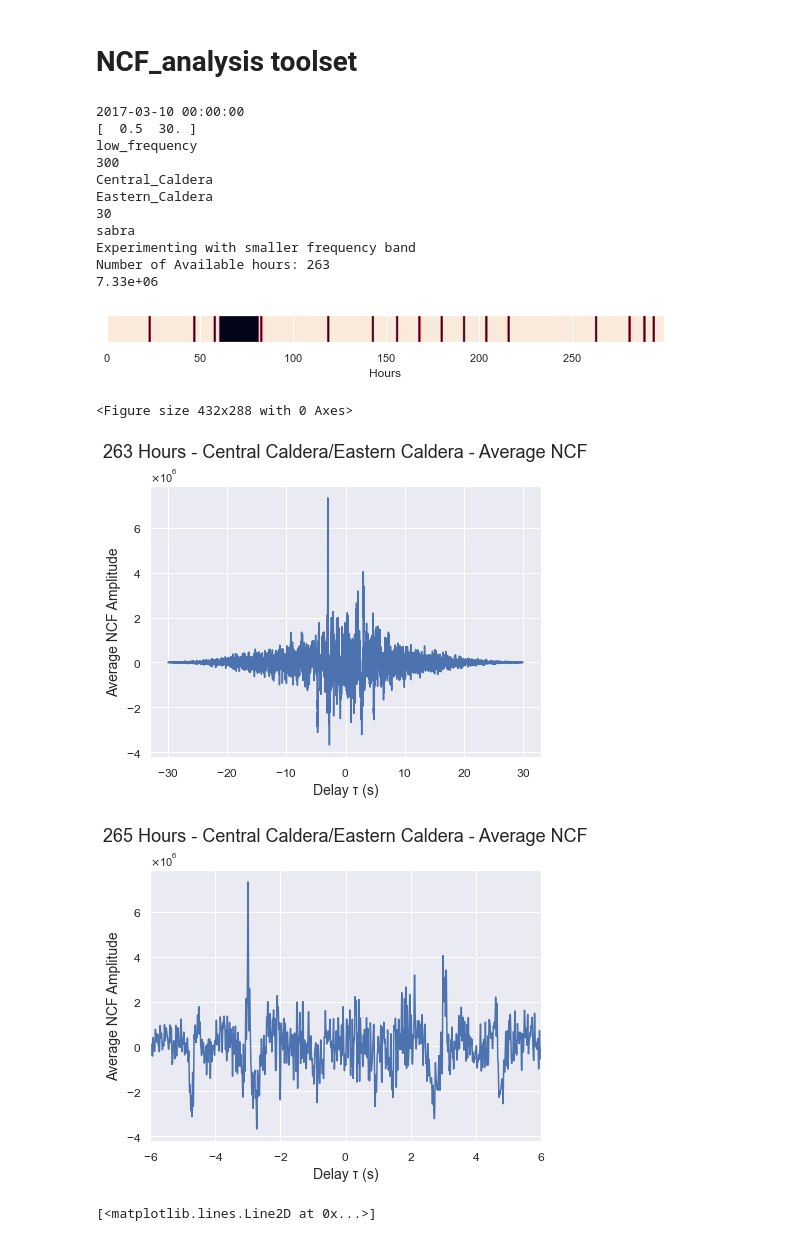
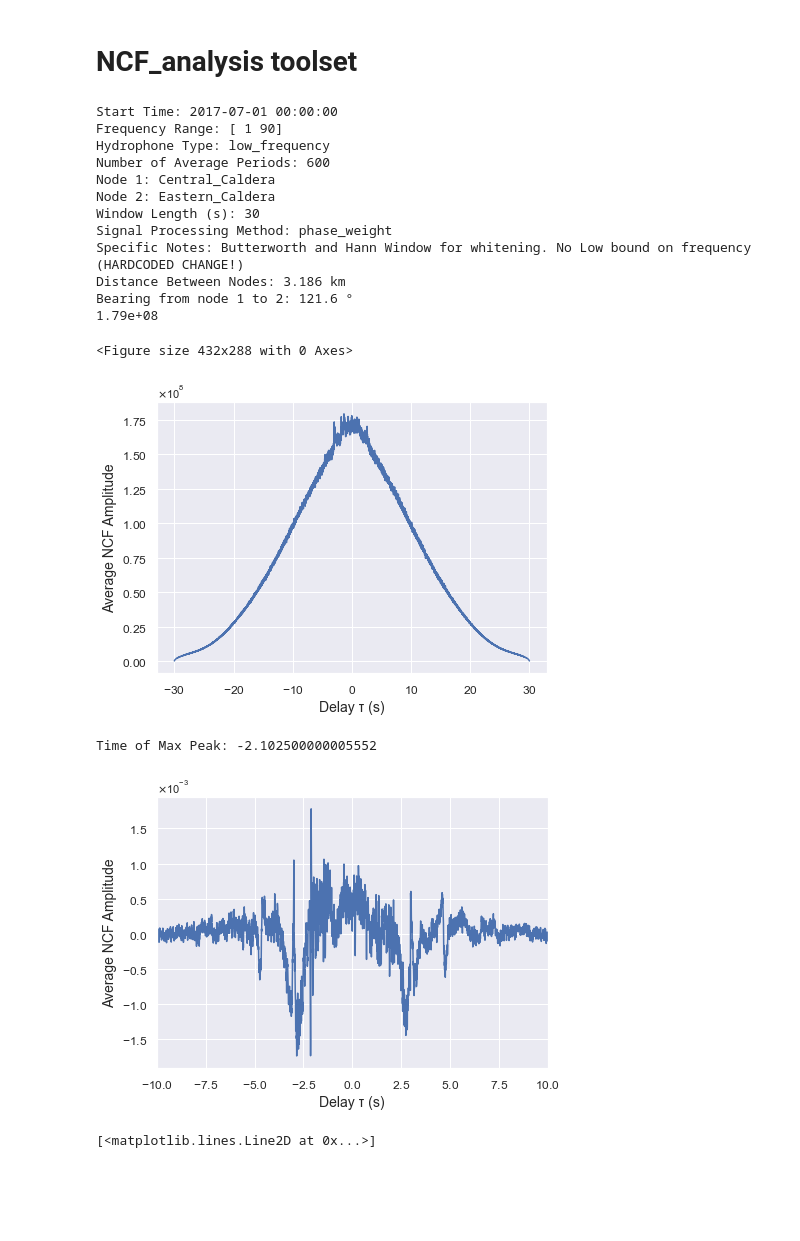
Before and after one commit to John-Ragland/Noise_Interferometry, a Jupyter notebook: Noise_Interferometry.ipynb, the cells around one changed output. Cells and saved outputs as stored; diff of their text form; code cells hidden in the pictures; blank space fills up the shorter version.

```diff
--- a/Noise_Interferometry.ipynb
+++ b/Noise_Interferometry.ipynb
@@ -76,29 +76,27 @@ Calculting NCF for Period 2:
 # NCF_analysis toolset
 # %%
 import NCF_analysis as NCF
-file_name = "/Volumes/John's Passport/University of Washington/NCFs/ckpts_14"
-exp1 = NCF.NCF_analysis(file_name)
+file_name = "/Users/jhrag/UW/Ocean_Acoustics/Code/Noise_Interferometry/NCFs/ckpts_23"
+exp1 = NCF.NCF_analysis(file_name, verbose=True)
 
-exp1.read_header()
-exp1.available_hours()
 
 fig2 = plt.figure()
-xcorr = exp1.average_NCF(0,500, plot=True)
+xcorr = exp1.average_NCF(0,600, plot=True)
 
 scientific_notation = "{:.2e}".format(np.max(np.abs(xcorr)))
 print(scientific_notation)
 # %% [output]
-2017-03-10 00:00:00
-[  0.5  30. ]
-low_frequency
-300
-Central_Caldera
-Eastern_Caldera
-30
-sabra
-Experimenting with smaller frequency band
-Number of Available hours: 263
-7.33e+06
+Start Time: 2017-07-01 00:00:00
+Frequency Range: [ 1 90]
+Hydrophone Type: low_frequency
+Number of Average Periods: 600
+Node 1: Central_Caldera
+Node 2: Eastern_Caldera
+Window Length (s): 30
+Signal Processing Method: phase_weight
+Specific Notes: Butterworth and Hann Window for whitening. No Low bound on frequency (HARDCODED CHANGE!)
+Distance Between Nodes: 3.186 km
+Bearing from node 1 to 2: 121.6 °
+1.79e+08
+<Figure size 432x288 with 0 Axes>
-[figure, old version]
+[figure, new version]
-<Figure size 432x288 with 0 Axes>
-[figure, removed]
@@ -105,9 +107,10 @@ Number of Available hours: 263
 # %%
 # Save Figure
 
-exp1.NCF_plot(exp1.xcorr, 265, save_fig=False,file_name = 'Central_Axial_hydrophone_zoomed', frequency=False, symetric=False, xlimits=[-6, 6])
+exp1.NCF_plot(exp1.xcorr, 572, save_fig=False, file_name = 'Sabra_butterworth', frequency=False, symetric=False, xlimits=[-10,10], ylimits=None, print_time_delay=True)
 # %% [output]
+Time of Max Peak: -2.102500000005552
-[figure, old version]
+[figure, new version]
 # %%
 # Create Sum of Both Sides
 import math as m
```
Also changed, not shown: parts of 21 cells of this notebook, 4 other files.
